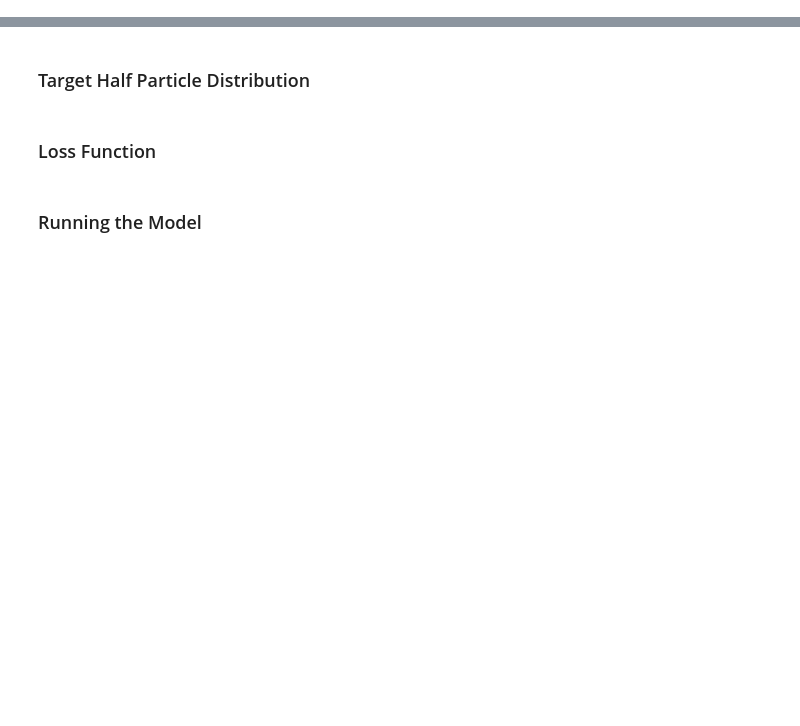
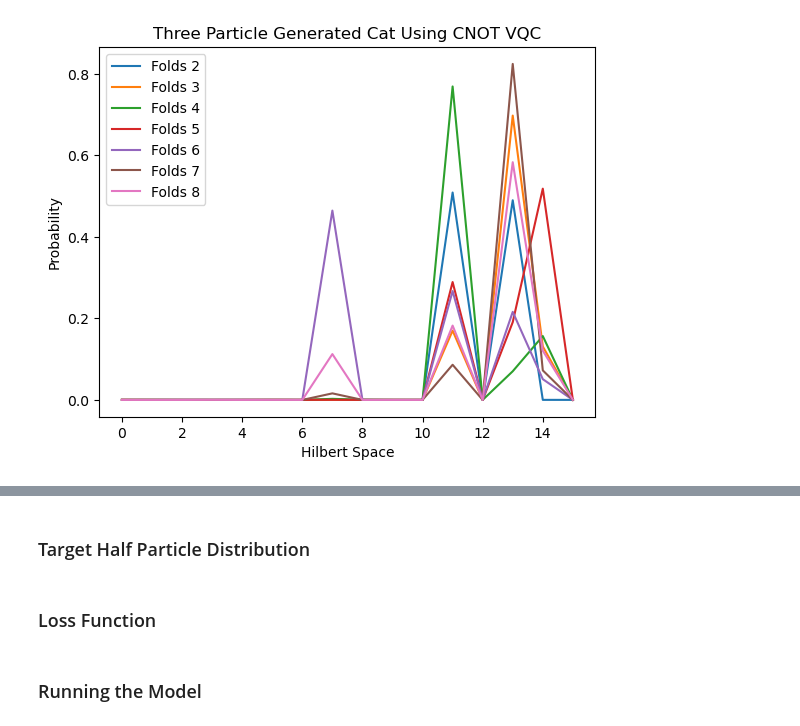
Before and after one commit to Ak-ash22/qcbm_hiwi, a Jupyter notebook: qcbm_project/cat_anticat/avg_vqc_work.ipynb, the cells around one changed output, grey strips where cells are left out. Saved outputs shown, nothing was run; the diff lists cells and outputs as text; code cells hidden in the pictures; blank space fills up the shorter version.

```diff
--- a/qcbm_project/cat_anticat/avg_vqc_work.ipynb
+++ b/qcbm_project/cat_anticat/avg_vqc_work.ipynb
@@ -2,0 +24,18 @@ from vqc_decoder_model_and_circuit import *
+# %%
+with open("/home/akashm/PROJECT/qcbm_hiwi/qcbm_project/cat_anticat/data/three_particle_avg_generatedcat_fullentanglement.pkl", "rb") as f:
+    full_entanglement_generated_cat = pickle.load(f)
+
+plt.plot(x,full_entanglement_generated_cat[0],label='Folds 2')
+plt.plot(x,full_entanglement_generated_cat[1],label='Folds 3')
+plt.plot(x,full_entanglement_generated_cat[2],label='Folds 4')
+plt.plot(x,full_entanglement_generated_cat[3],label='Folds 5')
+plt.plot(x,full_entanglement_generated_cat[4],label='Folds 6')
+plt.plot(x,full_entanglement_generated_cat[5],label='Folds 7')
+plt.plot(x,full_entanglement_generated_cat[6],label='Folds 8')
+plt.legend()
+plt.title('Three Particle Generated Cat Using CNOT VQC')
+plt.xlabel('Hilbert Space')
+plt.ylabel('Probability')
+plt.show()
+# %% [output]
+[figure, added]
```
Also changed, not shown: parts of 12 cells of this notebook, 5 other files.
